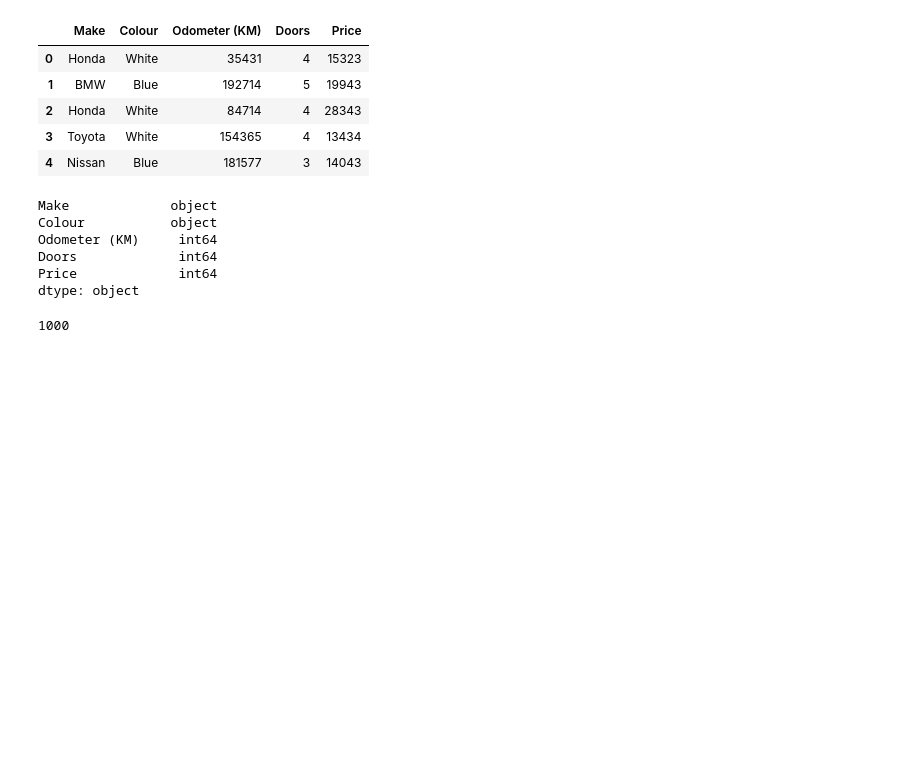
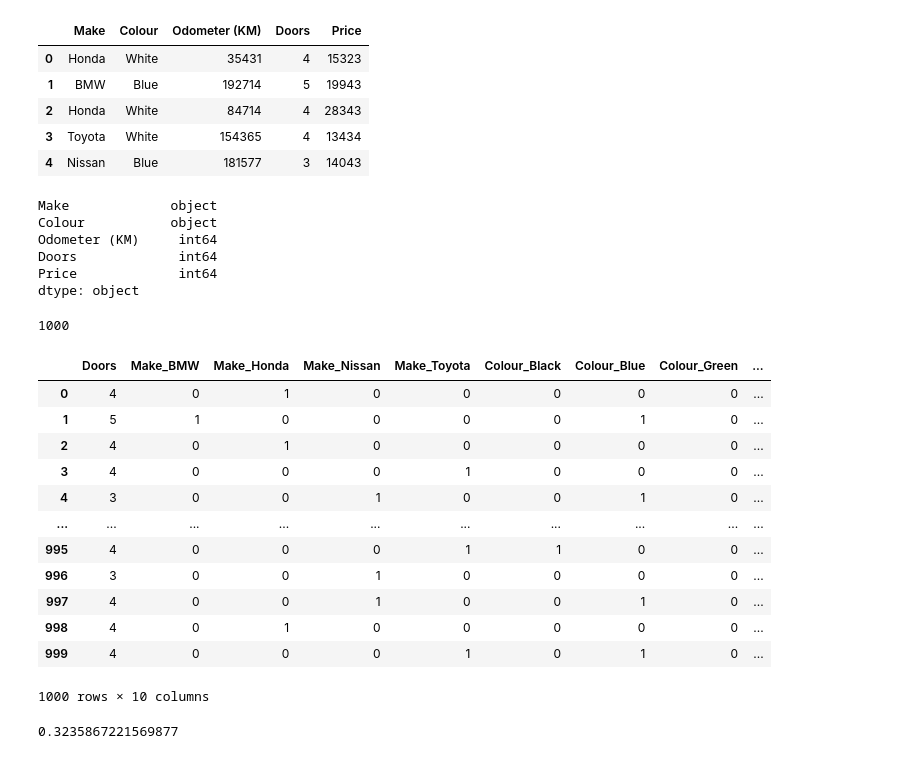
Before and after one commit to SAHARIPRASAD-2907/data-science-bootcamp, a Jupyter notebook: Creating-machine-learning-models/sk-learn in detail with clean dataset.ipynb, the cells around one changed output. Cells and saved outputs as stored; diff of their text form; code cells hidden in the pictures; blank space fills up the shorter version.

```diff
--- a/Creating-machine-learning-models/sk-learn in detail with clean dataset.ipynb
+++ b/Creating-machine-learning-models/sk-learn in detail with clean dataset.ipynb
@@ -133,0 +132,33 @@ y=car_sales["Price"]
+# %%
+# Turn the categories into numbers
+from sklearn.preprocessing import OneHotEncoder
+from sklearn.compose import ColumnTransformer
+
+categorical_features = ["Make","Colour","Doors"]
+one_hot = OneHotEncoder()
+transformer = ColumnTransformer([("one_hot",
+                                  one_hot,
+                                 categorical_features)],
+                               remainder="passthrough")
+# remainder= "passthrough" for other column dont change
+
+transformed_X = transformer.fit_transform(X)
+pd.DataFrame(transformed_X)
+
+# Second method for one hot encoding
+dummies = pd.get_dummies(car_sales[["Make","Colour","Doors"]])
+dummies
+# %% [output]
+|  | Doors | Make_BMW | Make_Honda | Make_Nissan | Make_Toyota | Colour_Black | Colour_Blue | Colour_Green | ... |
+| 0 | 4 | 0 | 1 | 0 | 0 | 0 | 0 | 0 | ... |
+| 1 | 5 | 1 | 0 | 0 | 0 | 0 | 1 | 0 | ... |
+| 2 | 4 | 0 | 1 | 0 | 0 | 0 | 0 | 0 | ... |
+| 3 | 4 | 0 | 0 | 0 | 1 | 0 | 0 | 0 | ... |
+| 4 | 3 | 0 | 0 | 1 | 0 | 0 | 1 | 0 | ... |
+| ... | ... | ... | ... | ... | ... | ... | ... | ... | ... |
+| 995 | 4 | 0 | 0 | 0 | 1 | 1 | 0 | 0 | ... |
+| 996 | 3 | 0 | 0 | 1 | 0 | 0 | 0 | 0 | ... |
+| 997 | 4 | 0 | 0 | 1 | 0 | 0 | 1 | 0 | ... |
+| 998 | 4 | 0 | 1 | 0 | 0 | 0 | 0 | 0 | ... |
+| 999 | 4 | 0 | 0 | 0 | 1 | 0 | 1 | 0 | ... |
+1000 rows × 10 columns
@@ -133,0 +169,9 @@ y=car_sales["Price"]
+# %%
+# Buid machine learning model
+from sklearn.ensemble import RandomForestRegressor
+
+model = RandomForestRegressor()
+model.fit(X_train,y_train)
+model.score(X_test,y_test)
+# %% [output]
+0.3235867221569877
```
Also changed, not shown: parts of 15 cells of this notebook.
